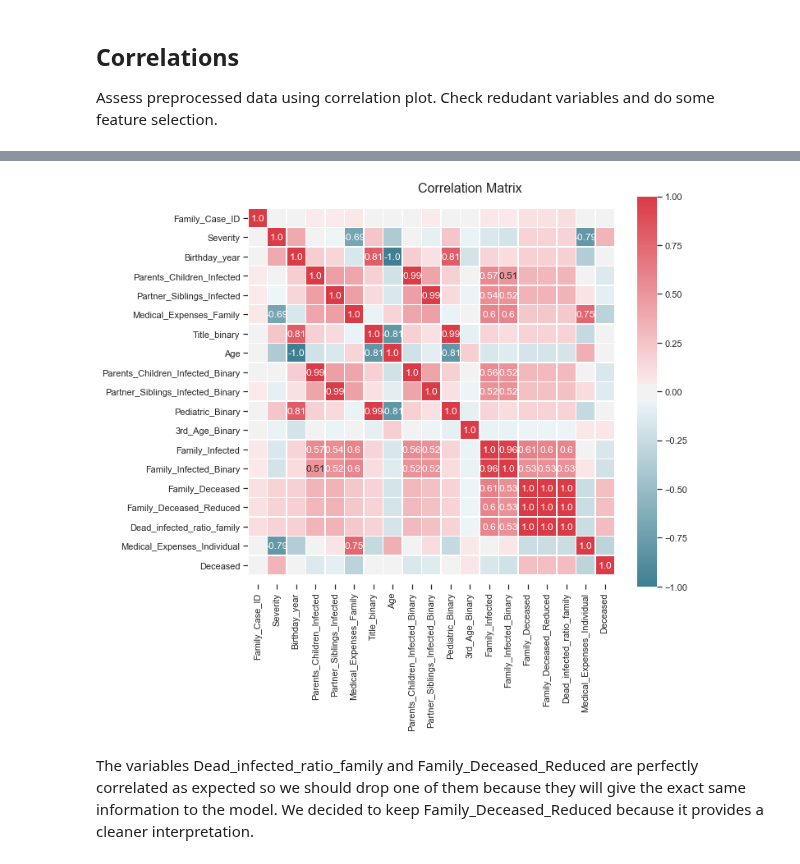
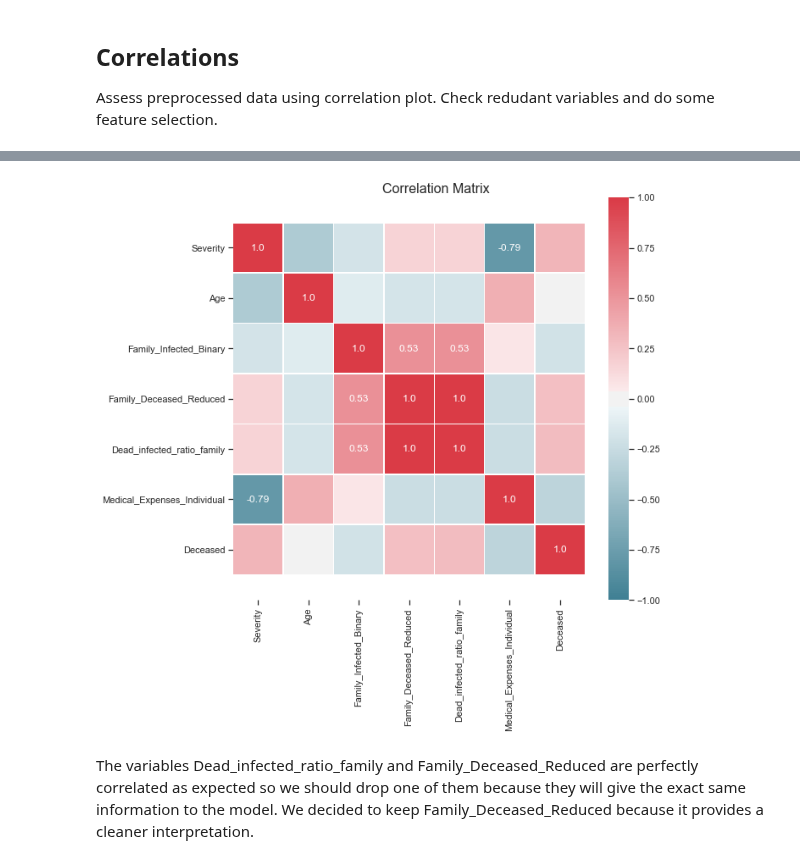
Before and after one commit to DavidSilva98/ML_project, a Jupyter notebook: group7.ipynb, the cells around one changed output, grey strips where cells are left out. Cells and saved outputs as stored; diff of their text form; code cells hidden in the pictures.

```diff
--- a/group7.ipynb
+++ b/group7.ipynb
@@ -698,7 +698,7 @@ def feature_engineering(X, types, y_train, dict_fam_size, familycount_test=None)
     else:
         return X
 # %%
-X_train, familycount, deceasedfamcount = feature_engineering(X=X_train, types='train', y_train=y_train, dict_fam_size=None)
-test_df = feature_engineering(X=test_df, types='test', y_train=None, dict_fam_size=deceasedfamcount, familycount_test=familycount)
+X_train_clean, familycount, deceasedfamcount = feature_engineering(X=X_train_clean, types='train', y_train=y_train_clean, dict_fam_size=None)
+# test_df = feature_engineering(X=test_df, types='test', y_train=None, dict_fam_size=deceasedfamcount, familycount_test=familycount)
 # %%
 # Possible incoherency: the number of elements in family
@@ -735,10 +735,10 @@ box_plot_numerical(plot_df, plot_features, title)
 - Medical_Expenses_Individual continues to have outliers and we decided to cap the values at 3000 as it will retain the observations with higher values and not bias the results. We will also drop the Medical_Expenses_Family variable as it isn't relativized.
 # %%
 # Cap variable at 3000
-X_train["Medical_Expenses_Individual"][X_train["Medical_Expenses_Individual"] > 3000] = 3000
-test_df["Medical_Expenses_Individual"][test_df["Medical_Expenses_Individual"] > 3000] = 3000
+X_train_clean["Medical_Expenses_Individual"][X_train_clean["Medical_Expenses_Individual"] > 3000] = 3000
+# test_df["Medical_Expenses_Individual"][test_df["Medical_Expenses_Individual"] > 3000] = 3000
 
 # Drop Medical_Expenses_Family
-X_train.drop("Medical_Expenses_Family", axis=1, inplace=True)
-test_df.drop("Medical_Expenses_Family", axis=1, inplace=True)
+X_train_clean.drop("Medical_Expenses_Family", axis=1, inplace=True)
+# test_df.drop("Medical_Expenses_Family", axis=1, inplace=True)
 # %%
@@ -805,15 +806,15 @@ plt.show()
 # %% [markdown]
 We will apply a boxcox transformation to center the distribution of Medical_Expenses_Individual. This will turn out beneficial when applying some of the models.
 # %%
-alph = boxcox(X_train["Medical_Expenses_Individual"] + 1)[1]
-X_train["Medical_Expenses_Individual"] = boxcox(X_train["Medical_Expenses_Individual"] + 1, alpha=alph)[0]
-test_df["Medical_Expenses_Individual"] = boxcox(test_df["Medical_Expenses_Individual"] + 1, alpha=alph)[0]
+alph = boxcox(X_train_clean["Medical_Expenses_Individual"] + 1)[1]
+X_train_clean["Medical_Expenses_Individual"] = boxcox(X_train_clean["Medical_Expenses_Individual"] + 1, alpha=alph)[0]
+# test_df["Medical_Expenses_Individual"] = boxcox(test_df["Medical_Expenses_Individual"] + 1, alpha=alph)[0]
 # %%
 # Drop useless variables
-X_train.drop(["Family_Case_ID", "Pediatric_Binary", "Name", "Birthday_year", "3rd_Age_Binary", "Title", "Title_binary", "Partner_Siblings_Infected", "Medical_Tent",
-              "Parents_Children_Infected", "Partner_Siblings_Infected_Binary", "Parents_Children_Infected_Binary", "Family_Deceased", "Family_Infected",], axis=1, inplace=True)
-test_df.drop(["Family_Case_ID", "Pediatric_Binary", "Name", "Birthday_year", "3rd_Age_Binary", "Title", "Title_binary", "Partner_Siblings_Infected", "Medical_Tent",
-              "Parents_Children_Infected", "Partner_Siblings_Infected_Binary", "Parents_Children_Infected_Binary", "Family_Deceased", "Family_Infected",], axis=1, inplace=True)
+X_train_clean.drop(["Family_Case_ID", "Pediatric_Binary", "Name", "Birthday_year", "3rd_Age_Binary", "Title", "Title_binary", "Partner_Siblings_Infected", "Medical_Tent",
+                    "Parents_Children_Infected", "Partner_Siblings_Infected_Binary", "Parents_Children_Infected_Binary", "Family_Deceased", "Family_Infected",], axis=1, inplace=True)
+# test_df.drop(["Family_Case_ID", "Pediatric_Binary", "Name", "Birthday_year", "3rd_Age_Binary", "Title", "Title_binary", "Partner_Siblings_Infected", "Medical_Tent",
+#               "Parents_Children_Infected", "Partner_Siblings_Infected_Binary", "Parents_Children_Infected_Binary", "Family_Deceased", "Family_Infected",], axis=1, inplace=True)
 # %% [markdown]
 ## Correlations
 Assess preprocessed data using correlation plot. Check redudant variables and do some feature selection.
@@ -831,28 +831,28 @@ X_train.head() # everything seems okay!
 # %%
 def cor_heatmap(cor):
     plt.figure(figsize=(10, 8))
 
     cor = round(cor,2)
 
     mask_annot = np.absolute(cor.values)>=0.5
     annot1 = np.where(mask_annot, cor.values, np.full(cor.shape,""))
     sns.heatmap(data=cor, annot=annot1, cmap=sns.diverging_palette(220, 10, as_cmap=True), fmt='s', vmin=-1, vmax=1,
                center=0, square=True, linewidths=.5)
 
     plt.subplots_adjust(top=0.95)
     plt.suptitle("Correlation Matrix", fontsize=16)
     plt.yticks(rotation=0)
     # Fixing the bug of partially cut-off bottom and top cells
     b, t = plt.ylim() # discover the values for bottom and top
     b += 0.5 # Add 0.5 to the bottom
     t -= 0.5 # Subtract 0.5 from the top
     plt.ylim(b, t) # update the ylim(bottom, top) values
     plt.show()
 
-corr = pd.concat([X_train, y_train], axis=1).corr(method="spearman")
+corr = pd.concat([X_train_clean, y_train_clean], axis=1).corr(method="spearman")
 cor_heatmap(corr)
 # %% [output]
-[figure, old version]
+[figure, new version]
 # %% [markdown]
 The variables Dead_infected_ratio_family and Family_Deceased_Reduced are perfectly correlated as expected so we should drop one of them because they will give the exact same information to the model. We decided to keep Family_Deceased_Reduced because it provides a cleaner interpretation.
 # %%
```
Also changed, not shown: parts of 85 cells of this notebook, 2 other files.
